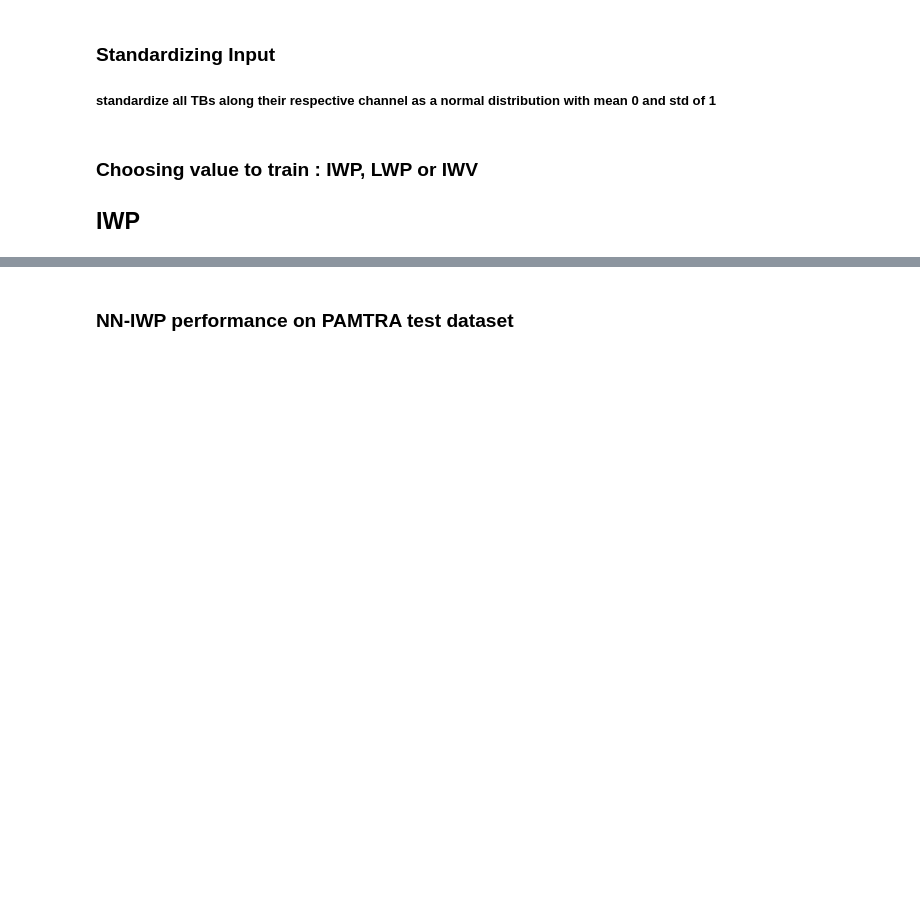
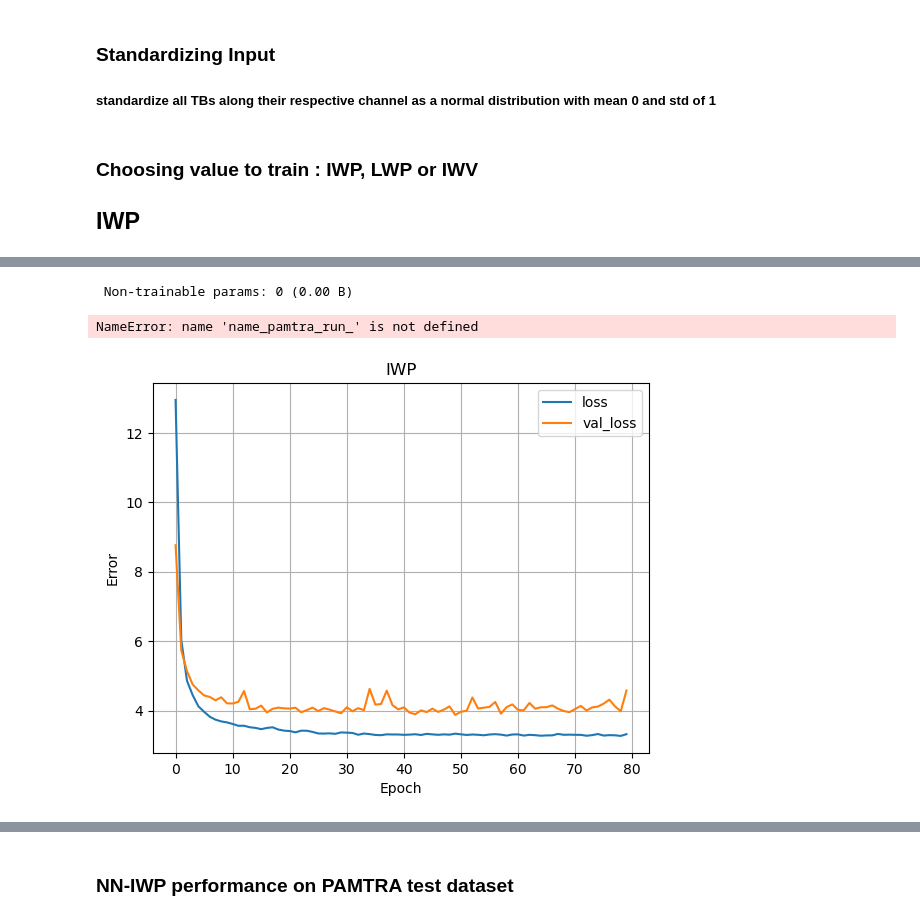
Before and after one commit to jani-be/NN_IWP_retrieval, a Jupyter notebook: NN_training_and_development/NN_development.ipynb, the cells around one changed output, grey strips where cells are left out. Drawn from its saved outputs; the diff is of its cells as text; code cells hidden in the pictures; blank space fills up the shorter version.

```diff
--- a/NN_training_and_development/NN_development.ipynb
+++ b/NN_training_and_development/NN_development.ipynb
@@ -263,24 +268,71 @@ BATCH_SIZE = 50
 # %%
+%%time
 # define & compile nn-model for iwp with specified settings
 # * 1 input layer (24 neurons)
 # * 1 hidden layer (64 neurons)
 # * 1 output layer (1 neuron)
+# as loop for all heights
+training_version = "v1"
 TBs_train=train_TB
-dnn_model_iwp = tf.keras.Sequential([
-    tf.keras.layers.Dropout(rate=0.05, input_shape=(TBs_train.shape[1],)),
-    tf.keras.layers.Dense(NR_of_NEURONS_L1,
-                          input_shape=(TBs_train.shape[1],),
-                          bias_initializer=BIAS_INIT,
-                          kernel_initializer=WEIGHT_INIT,
-                          kernel_regularizer="l2",
-                          activation=ACTIVATION_HL,
-                         ),
-    tf.keras.layers.Dense(1,
-                          activation=ACTIVATION_OP)])
+train_hyd =train_IWP #Hyd to train
+test_hyd=test_IWP # Hyd to test
+validate_hyd=validate_IWP
 
-dnn_model_iwp.compile(optimizer=tf.keras.optimizers.Adam(learning_rate=LEARNING_RATE),
-                      loss=LOSS_FUNCTION,
-                     )
+for altitude in flight_levels:
+    print("altitude used for training:", altitude)
 
-dnn_model_iwp.summary()
+    # compile network
+    dnn_model_iwp = tf.keras.Sequential([
+        tf.keras.layers.Dropout(rate=0.05, input_shape=(TBs_train.shape[1],)),
+        tf.keras.layers.Dense(NR_of_NEURONS_L1,
+                              input_shape=(TBs_train.shape[1],),
+                              bias_initializer=BIAS_INIT,
+                              kernel_initializer=WEIGHT_INIT,
+                              kernel_regularizer="l2",
+                              activation=ACTIVATION_HL,
+                             ),
+        tf.keras.layers.Dense(1,
+                              activation=ACTIVATION_OP)])
+
+    dnn_model_iwp.compile(optimizer=tf.keras.optimizers.Adam(learning_rate=LEARNING_RATE),
+                          loss=LOSS_FUNCTION,
+                         )
+
+    dnn_model_iwp.summary()
+
+
+
+    #train network
+    history = dnn_model_iwp.fit(
+        TBs_train_scaled, np.sqrt(train_hyd),
+        validation_split=0.2,
+        #validation_data=(TBs_validate_scaled,validate_hyd),#new
+        verbose=0,
+        epochs=EPOCHS,
+        batch_size=BATCH_SIZE,
+        callbacks=[tf.keras.callbacks.EarlyStopping(monitor='val_loss', patience=30, restore_best_weights=True)]
+    )
+
+    # use typhon ploting style
+    #plt.style.use(ty.plots.styles.get('typhon'))
+
+    plt.plot(history.history['loss'], label='loss')
+    plt.plot(history.history['val_loss'], label='val_loss')
+    #plt.ylim(0,40)
+    plt.xlabel('Epoch')
+    plt.ylabel('Error')
+    plt.grid(True)
+    plt.legend()
+    plt.title(variable)
+
+    variable='IWV'
+
+    dnn_model_iwp.save(f'/home/u/u301032/orcestra/NN_IWP_retrieval/NNs/NNs_{variable}/dnn_model_{variable}_24-32-1_reg_{altitude}m_ + {training_version}.keras')
+    #save mu and sigma
+    np.save(f'/home/u/u301032/orcestra/NN_IWP_retrieval/NNs/standardizing_parameters/mu_' + name_pamtra_run + training_version + '_v1_'+ str(altitude) +'m.npy',mu_train)
+    np.save(f'/home/u/u301032/orcestra/NN_IWP_retrieval/NNs/standardizing_parameters/sigma_' + name_pamtra_run + training_version + '_v1_'+ str(altitude) +'m.npy',sigma_train)
+    if altitude == 14450:
+        TBs_train=train_TB
+        train_hyd =train_IWP #Hyd to train
+        test_hyd
 # %% [output]
@@ -299,0 +352,3 @@ Model: "sequential_22"
+ Non-trainable params: 0 (0.00 B)
+NameError: name 'name_pamtra_run_' is not defined
+[figure, added]
```
Also changed, not shown: parts of 44 cells of this notebook, 1 other file.
